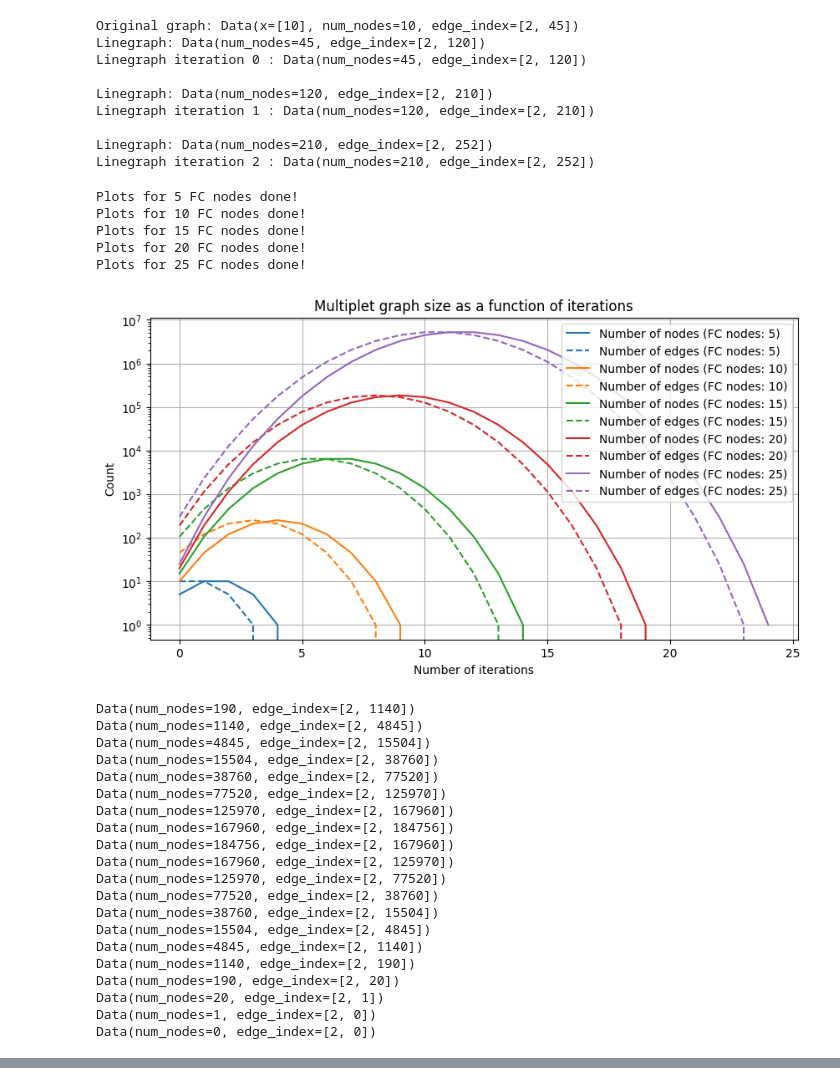
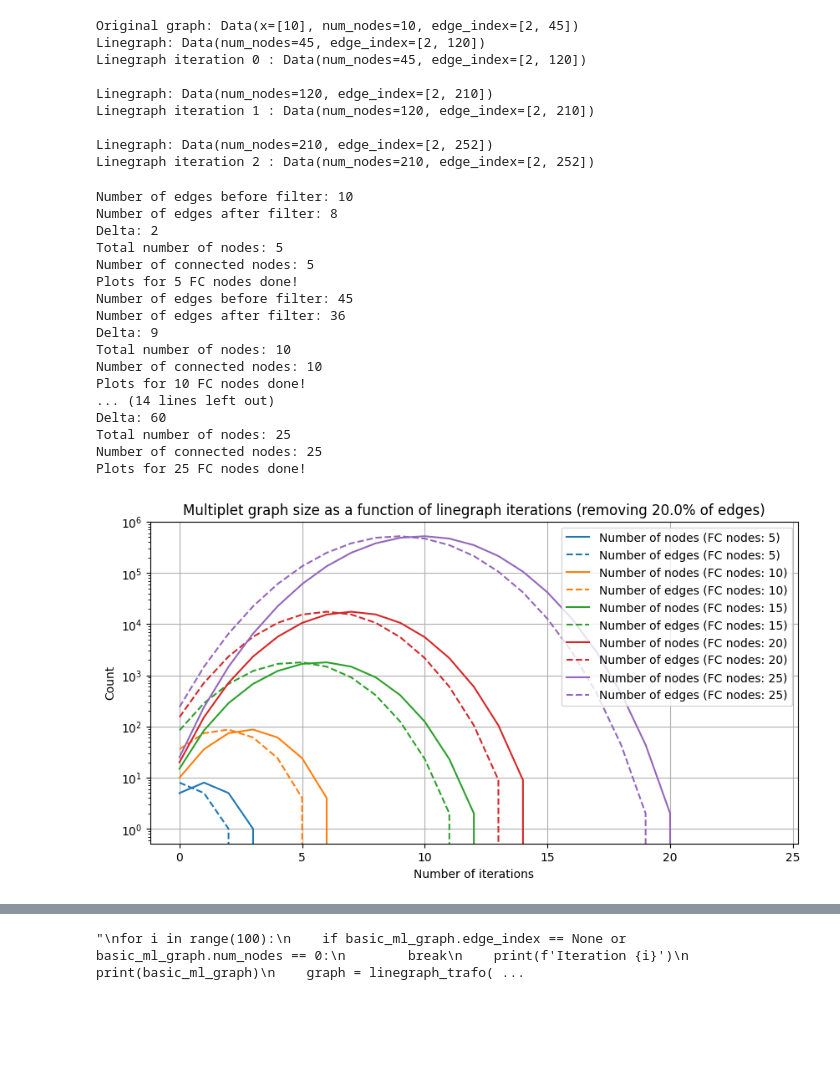
Before and after one commit to tkar-git/TrackletGraphs, a Jupyter notebook: testing.ipynb, the cells around one changed output, grey strips where cells are left out. Drawn from its saved outputs; the diff is of its cells as text; code cells hidden in the pictures; blank space fills up the shorter version.

Commit message:
added function to remove nodes from specific regions

```diff
--- a/testing.ipynb
+++ b/testing.ipynb
@@ -185,6 +188,7 @@ def plot_multiplet_graph_size(num_fc_nodes, num_iterations):
     Input: num_fc_nodes - list of number of nodes in the fully connected graph
            num_iterations - number of linegraph iterations
     '''
+    prob = 0.2
     if type(num_fc_nodes) != list:
         num_fc_nodes = [num_fc_nodes]
 
@@ -194,59 +198,53 @@ def plot_multiplet_graph_size(num_fc_nodes, num_iterations):
     axs.grid()
     axs.set_yscale('log')
 
-    axs.set_title('Multiplet graph size as a function of iterations')
+    axs.set_title(f'Multiplet graph size as a function of linegraph iterations (removing {prob*100}% of edges)')
 
     for nodes in num_fc_nodes:
         hit_graph = build_fc_graph(nodes)
+        hit_graph = random_filter(hit_graph, p=prob)
         num_nodes = [hit_graph.num_nodes]
         num_edges = [hit_graph.edge_index.shape[1]]
 
         for i in range(num_iterations-1):
             linegraph = linegraph_trafo(hit_graph)
 
             if linegraph.edge_index == None or linegraph.num_nodes == 0:
                 for j in range(num_iterations-i-1):
                     num_nodes.append(0)
                     num_edges.append(0)
                 break
 
             num_nodes.append(linegraph.num_nodes)
             num_edges.append(linegraph.edge_index.shape[1])
             hit_graph = linegraph
 
         p = axs.plot(range(num_iterations),num_nodes, label=f'Number of nodes (FC nodes: {nodes})')
         c = p[0].get_color()
         axs.plot(range(num_iterations),num_edges, label=f'Number of edges (FC nodes: {nodes})', linestyle='--', color=c)
         print(f'Plots for {nodes} FC nodes done!')
 
     axs.legend()
+    plt.savefig(f'multiplet_graph_size_p{prob}.png')
     plt.show()
 
 plot_multiplet_graph_size([5,10,15,20,25],25)
 # %% [output]
+Number of edges before filter: 10
+Number of edges after filter: 8
+Delta: 2
+Total number of nodes: 5
+Number of connected nodes: 5
 Plots for 5 FC nodes done!
+Number of edges before filter: 45
+Number of edges after filter: 36
+Delta: 9
+Total number of nodes: 10
+Number of connected nodes: 10
 Plots for 10 FC nodes done!
-Plots for 15 FC nodes done!
-Plots for 20 FC nodes done!
+... (14 lines left out)
+Delta: 60
+Total number of nodes: 25
+Number of connected nodes: 25
 Plots for 25 FC nodes done!
-[figure, old version]
+[figure, new version]
-Data(num_nodes=190, edge_index=[2, 1140])
-Data(num_nodes=1140, edge_index=[2, 4845])
-Data(num_nodes=4845, edge_index=[2, 15504])
-Data(num_nodes=15504, edge_index=[2, 38760])
-Data(num_nodes=38760, edge_index=[2, 77520])
-Data(num_nodes=77520, edge_index=[2, 125970])
-Data(num_nodes=125970, edge_index=[2, 167960])
-Data(num_nodes=167960, edge_index=[2, 184756])
-Data(num_nodes=184756, edge_index=[2, 167960])
-Data(num_nodes=167960, edge_index=[2, 125970])
-Data(num_nodes=125970, edge_index=[2, 77520])
-Data(num_nodes=77520, edge_index=[2, 38760])
-Data(num_nodes=38760, edge_index=[2, 15504])
-Data(num_nodes=15504, edge_index=[2, 4845])
-Data(num_nodes=4845, edge_index=[2, 1140])
-Data(num_nodes=1140, edge_index=[2, 190])
-Data(num_nodes=190, edge_index=[2, 20])
-Data(num_nodes=20, edge_index=[2, 1])
-Data(num_nodes=1, edge_index=[2, 0])
-Data(num_nodes=0, edge_index=[2, 0])
@@ -253,0 +251,29 @@ Data(num_nodes=0, edge_index=[2, 0])
+# %%
+from torch_geometric.data import Data
+
+metric_learning_graph = torch.load("/mnt/data1/karres/Example_3/filter/testset/event['000021010'].pyg")
+
+#print(metric_learning_graph)
+basic_ml_graph = Data()
+basic_ml_graph.edge_index = metric_learning_graph.edge_index
+basic_ml_graph.num_nodes = metric_learning_graph.num_nodes
+
+n_nodes = [basic_ml_graph.num_nodes]
+n_edges = [basic_ml_graph.edge_index.shape[1]]
+
+for i in range(100):
+    if basic_ml_graph.edge_index == None or basic_ml_graph.num_nodes == 0:
+        break
+    print(f'Iteration {i}')
+    print(basic_ml_graph)
+    graph = linegraph_trafo(basic_ml_graph)
+    basic_ml_graph = graph
+    n_nodes.append(graph.num_nodes)
+    n_edges.append(graph.edge_index.shape[1])
+
+plt.plot(range(len(n_nodes)),n_nodes, label='Number of nodes')
+plt.plot(range(len(n_edges)),n_edges, label='Number of edges')
+plt.legend()
+plt.show()
+# %% [output]
+"\nfor i in range(100):\n    if basic_ml_graph.edge_index == None or basic_ml_graph.num_nodes == 0:\n        break\n    print(f'Iteration {i}')\n    print(basic_ml_graph)\n    graph = linegraph_trafo( ...
```
Also changed, not shown: parts of 9 cells of this notebook.
